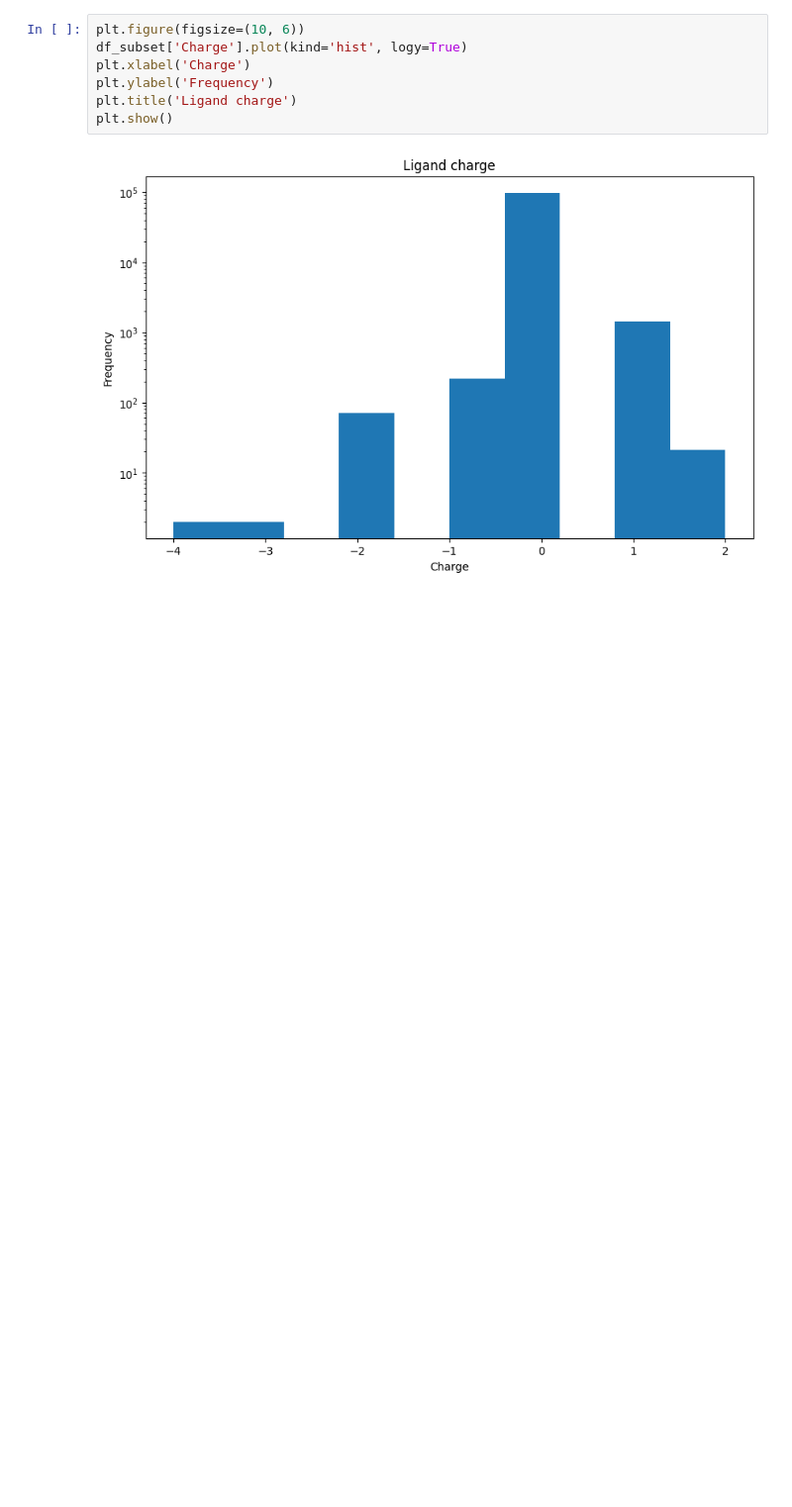
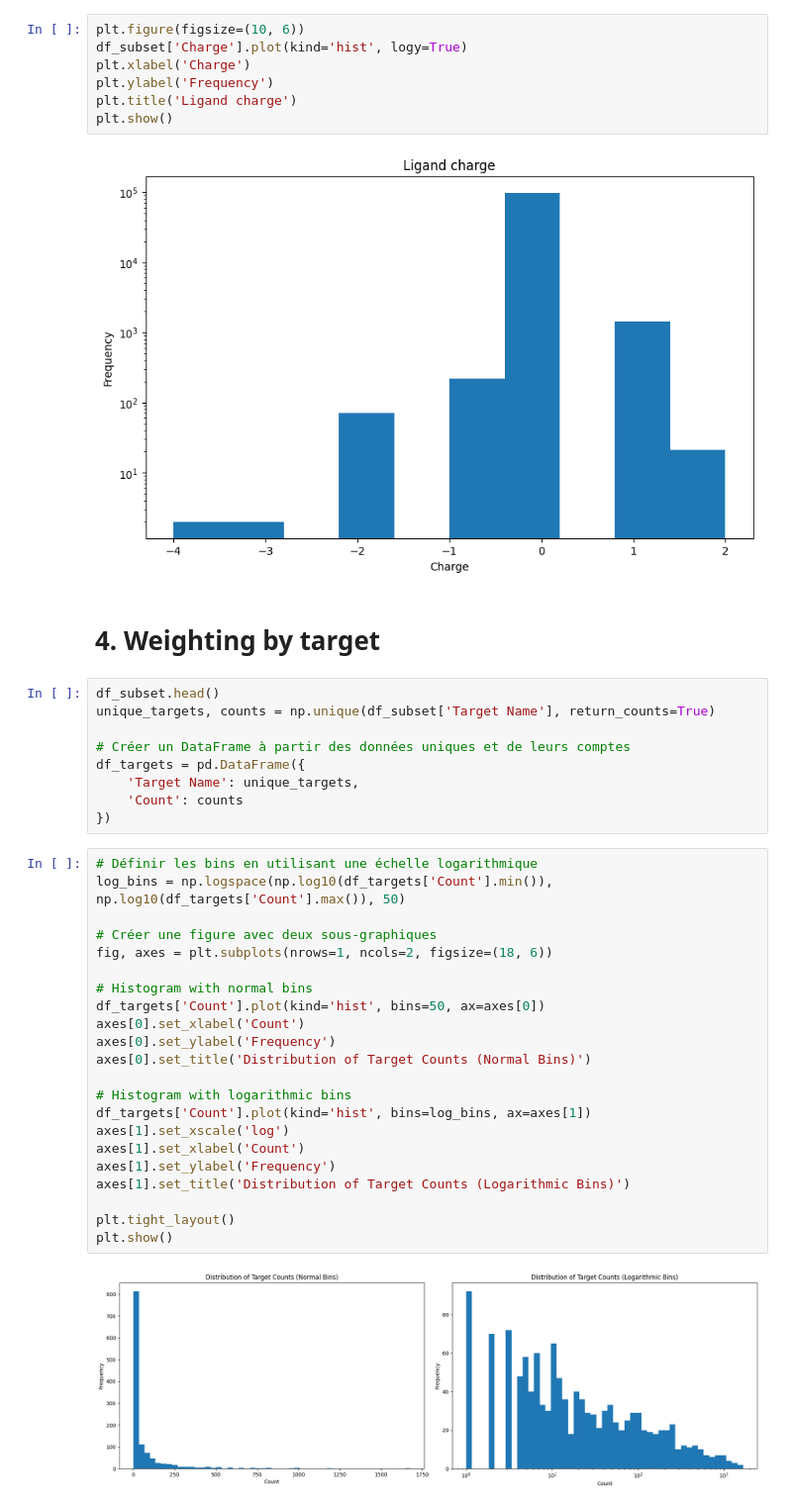
Before and after one commit to epfl-ada/ada-2024-project-laambada, a Jupyter notebook: ligands_chemical_characterisation.ipynb, the cells around one changed output. Shown at 99% size. Saved outputs shown, nothing was run; the diff lists cells and outputs as text; blank space fills up the shorter version.

Commit message:
normalizing per target

```diff
--- a/ligands_chemical_characterisation.ipynb
+++ b/ligands_chemical_characterisation.ipynb
@@ -233,3 +239,38 @@ plt.title('Ligand charge')
 plt.show()
 # %% [output]
 [figure]
+# %% [markdown]
+# 4. Weighting by target
+# %%
+df_subset.head()
+unique_targets, counts = np.unique(df_subset['Target Name'], return_counts=True)
+
+# Créer un DataFrame à partir des données uniques et de leurs comptes
+df_targets = pd.DataFrame({
+    'Target Name': unique_targets,
+    'Count': counts
+})
+# %%
+# Définir les bins en utilisant une échelle logarithmique
+log_bins = np.logspace(np.log10(df_targets['Count'].min()), np.log10(df_targets['Count'].max()), 50)
+
+# Créer une figure avec deux sous-graphiques
+fig, axes = plt.subplots(nrows=1, ncols=2, figsize=(18, 6))
+
+# Histogram with normal bins
+df_targets['Count'].plot(kind='hist', bins=50, ax=axes[0])
+axes[0].set_xlabel('Count')
+axes[0].set_ylabel('Frequency')
+axes[0].set_title('Distribution of Target Counts (Normal Bins)')
+
+# Histogram with logarithmic bins
+df_targets['Count'].plot(kind='hist', bins=log_bins, ax=axes[1])
+axes[1].set_xscale('log')
+axes[1].set_xlabel('Count')
+axes[1].set_ylabel('Frequency')
+axes[1].set_title('Distribution of Target Counts (Logarithmic Bins)')
+
+plt.tight_layout()
+plt.show()
+# %% [output]
+[figure, added]
```
Also changed, not shown: parts of 8 cells of this notebook.
